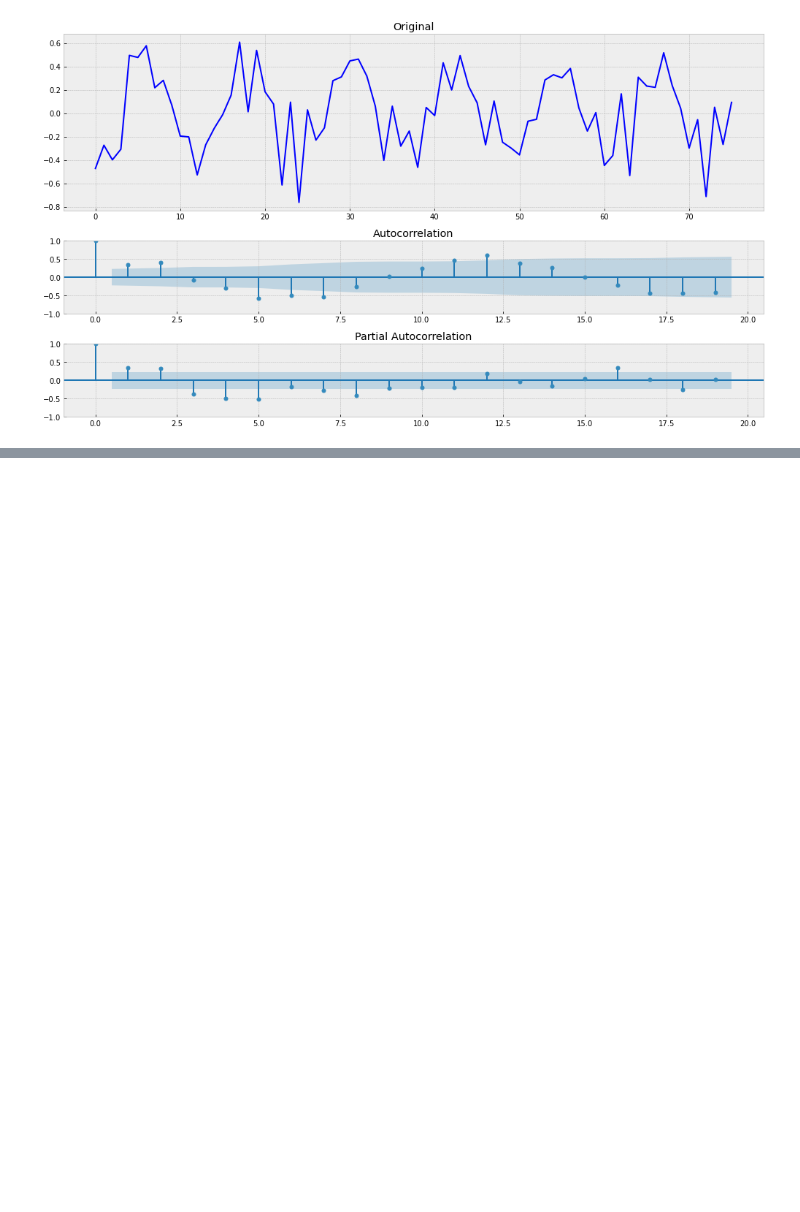
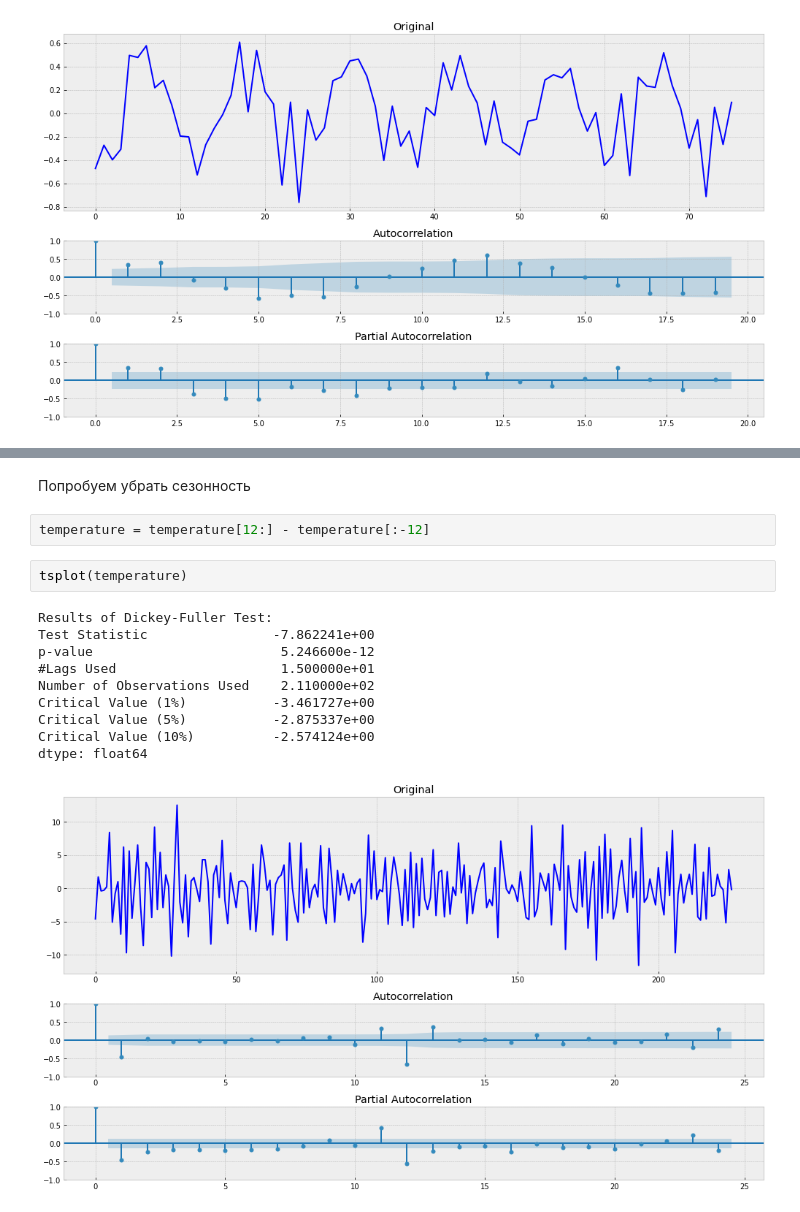
Before and after one commit to orlovevgeny88/time-series, a Jupyter notebook: Знакомство с временными рядами дз.ipynb, the cells around one changed output, grey strips where cells are left out. Drawn from its saved outputs; the diff is of its cells as text; blank space fills up the shorter version.

```diff
--- a/Знакомство с временными рядами дз.ipynb
+++ b/Знакомство с временными рядами дз.ipynb
@@ -261,0 +320,17 @@ dtype: float64
+# %% [markdown]
+Попробуем убрать сезонность
+# %%
+temperature = temperature[12:] - temperature[:-12]
+# %%
+tsplot(temperature)
+# %% [output]
+Results of Dickey-Fuller Test:
+Test Statistic                -7.862241e+00
+p-value                        5.246600e-12
+#Lags Used                     1.500000e+01
+Number of Observations Used    2.110000e+02
+Critical Value (1%)           -3.461727e+00
+Critical Value (5%)           -2.875337e+00
+Critical Value (10%)          -2.574124e+00
+dtype: float64
+[figure, added]
```
Also changed, not shown: parts of 20 cells of this notebook, 3 other files.
